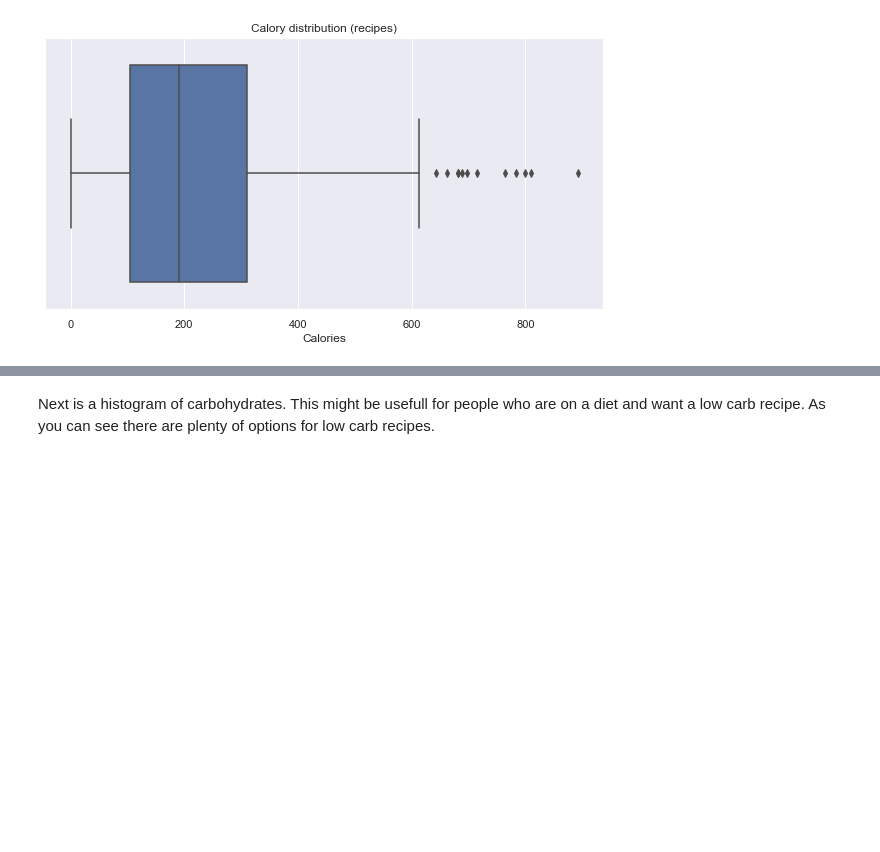
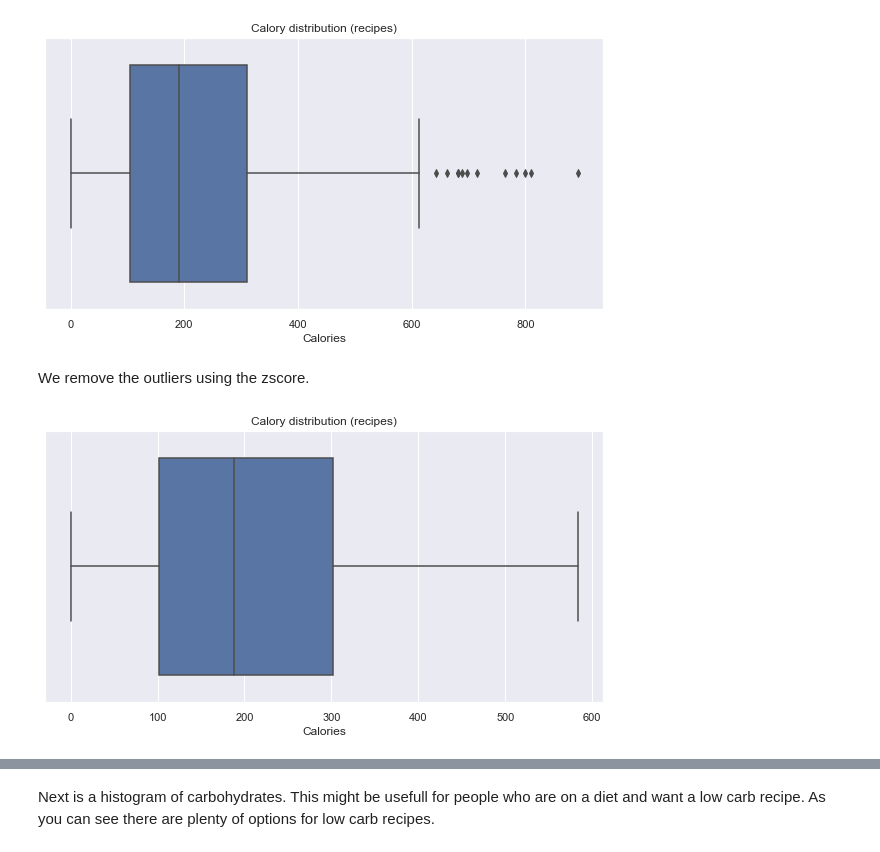
Before and after one commit to jellehuibregtse/recipe-recommendation-system, a Jupyter notebook: cookbook_eda.ipynb, the cells around one changed output, grey strips where cells are left out. Drawn from its saved outputs; the diff is of its cells as text; code cells hidden in the pictures; blank space fills up the shorter version.

Commit message:
Remove outliers for boxplot

```diff
--- a/cookbook_eda.ipynb
+++ b/cookbook_eda.ipynb
@@ -81,6 +81,18 @@ ax.set_title('Calory distribution (recipes)')
 ax.set_xlabel('Calories');
 # %% [output]
 [figure]
+# %% [markdown]
+We remove the outliers using the zscore.
+# %%
+from scipy.stats import zscore
+
+# Remove outliers
+df_filtered_recipe = df_recipe[(np.abs(zscore(df_recipe['calories'])) < 2.5)]
+ax = sns.boxplot('calories', data=df_filtered_recipe)
+ax.set_title('Calory distribution (recipes)')
+ax.set_xlabel('Calories');
+# %% [output]
+[figure, added]
 # %%
 calory_plot = df_recipe.total_min.plot(kind='density')
 calory_plot.set_xlabel('minutes');
```
Also changed, not shown: parts of 5 cells of this notebook.
